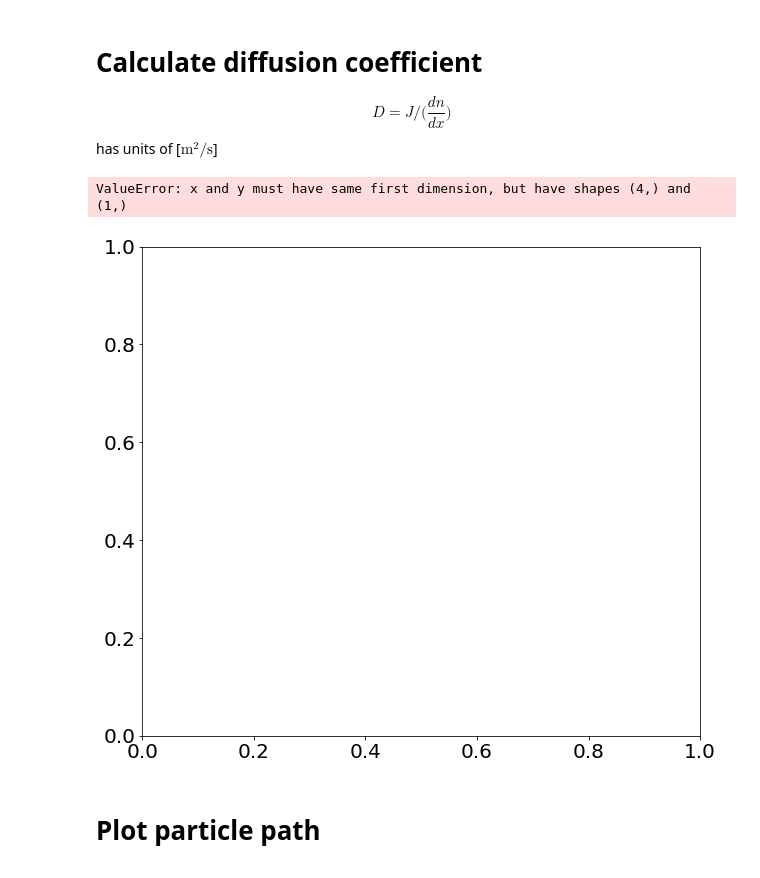
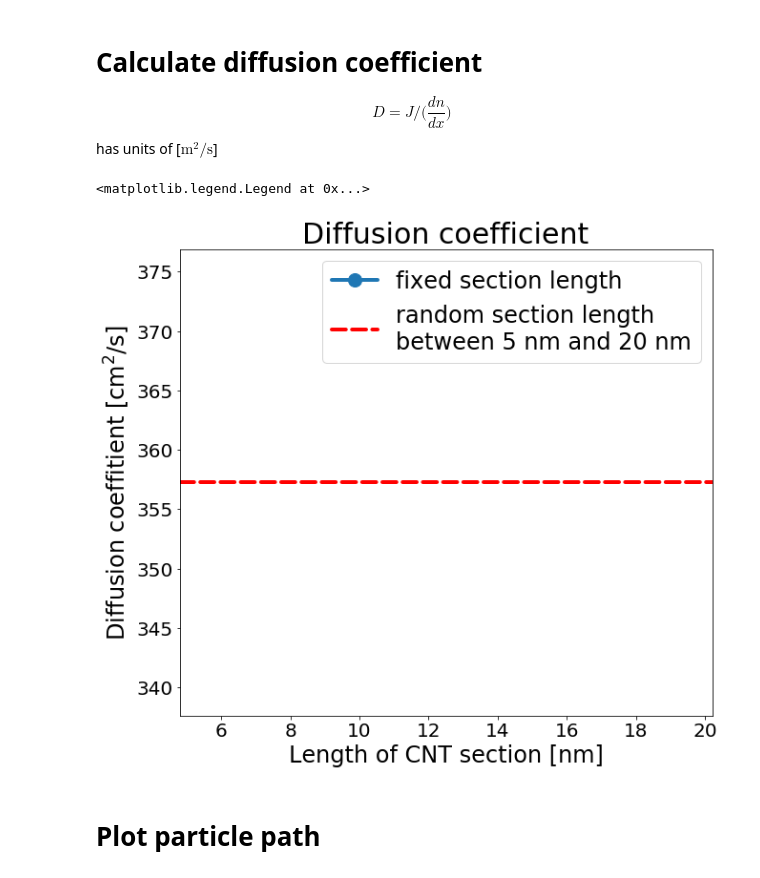
Before and after one commit to amirhosseindavoody/cnt_film_monte_carlo, a Jupyter notebook: visualization/monte_carlo_results.ipynb, the cells around one changed output. Saved outputs shown, nothing was run; the diff lists cells and outputs as text; code cells hidden in the pictures.

```diff
--- a/visualization/monte_carlo_results.ipynb
+++ b/visualization/monte_carlo_results.ipynb
@@ -29,7 +30,7 @@ eV = 1.6e-19 # electron volt in Jouls
 directories = list()
 
 directories.append(os.path.expanduser("~/research/monte_carlo_fiber"))
-directories.append(os.path.expanduser("~/research/monte_carlo_fiber_track_particle"))
+# directories.append(os.path.expanduser("~/research/monte_carlo_fiber_track_particle"))
 # directories.append(os.path.expanduser("~/research/monte_carlo_fiber_particle_track"))
 
 # directories.append(os.path.expanduser("~/research/monte_carlo_davoody_realistic_random_5to20_bids_1.5nm_thick"))
@@ -69,16 +70,17 @@ def plot_current(directory, box_size=200, color=None, ax=None):
     ax.tick_params(labelsize=20)
     return steady_current
 
-
-current = np.array([])
+current = []
 
 fig = plt.figure(figsize=(12,10))
 ax = fig.add_subplot(1,1,1)
 legends = []
 for d in directories:
     c = plot_current(d, ax=ax, box_size=10000)
-    current = np.append(current,c)
+    current.append(c)
     legends.append(os.path.basename(d))
+
+current = np.array(current)
 # _ = ax.legend(legends, fontsize=14)
 # ax.set_xlim([0,0.1])
 # ax.set_ylim([-0, 300])
@@ -126,19 +130,22 @@ length of population array: 105725
 # %%
 def plot_population_vs_position(directory, start=0, end=-1, color=None, ax=None):
     filename = os.path.join(directory, "population_profile.dat")
-    population = np.loadtxt(filename)
-    time = population[:,0]
-    population = population[:,1:]
+    df = pd.read_csv(filename, header=None, sep=' ')
+    time = df.iloc[:,0].values
+    population = df.iloc[:,1:11].values
 
     filename = os.path.join(directory, "scatterer_distribution.dat")
-    distribution = np.loadtxt(filename, skiprows=1)
-    distance = distribution[:,0]
-    distribution = distribution[:,1]
+    df = pd.read_csv(filename, delim_whitespace=True)
+    print(df)
+    distance = df['position'].values
+    density = df['density'].values
+    print(density)
 
-    print("length of population array: {}".format(population.shape[0]))
+    print(f"length of population array: {population.shape[0]}")
 
     avg_population = np.mean(population[start:end,:],0)
-    avg_population = np.divide(avg_population,distribution)
+    avg_population = np.divide(avg_population,density)
+    print(f"average population: {avg_population}")
 
     if (ax is None):
         fig = plt.figure(figsize=(12,10))
@@ -173,24 +196,24 @@ $$ D = J/\big(\frac{dn}{dx}\big) $$
 has units of [$\text{m}^2/\text{s}$]
 # %%
 diff_coef = np.divide(current,density_gradient)
-# x_axis = np.array(range(len(diff_coef)))
-x_axis = np.array([5,10,15,20])
+x_axis = np.array(range(len(diff_coef)))
+# x_axis = np.array([5,10,15,20])
 
 fig = plt.figure(figsize=(10,9))
 ax = fig.add_subplot(1,1,1)
 ax.plot(x_axis, diff_coef[:len(x_axis)]*1.e4, linewidth=4, marker='o', markersize='14')
 
 ax.axhline(y=diff_coef[-1]*1.e4, linewidth=4, color='red', linestyle='dashed')
 
 ax.set_title("Diffusion coefficient", fontsize=30)
 ax.set_ylabel("Diffusion coeffitient [cm$^2$/s]",fontsize=24)
 ax.set_xlabel("Length of CNT section [nm]",fontsize=24)
 ax.tick_params(labelsize=20)
 ax.set_xlim([4.8,20.2])
 ax.legend(['fixed section length', 'random section length\nbetween 5 nm and 20 nm'], fontsize=24)
 # %% [output]
-ValueError: x and y must have same first dimension, but have shapes (4,) and (1,)
+<matplotlib.legend.Legend at 0x...>
-[figure, old version]
+[figure, new version]
 # %% [markdown]
 # Plot particle path
 # %%
```
Also changed, not shown: parts of 5 cells of this notebook, 2 other files.
